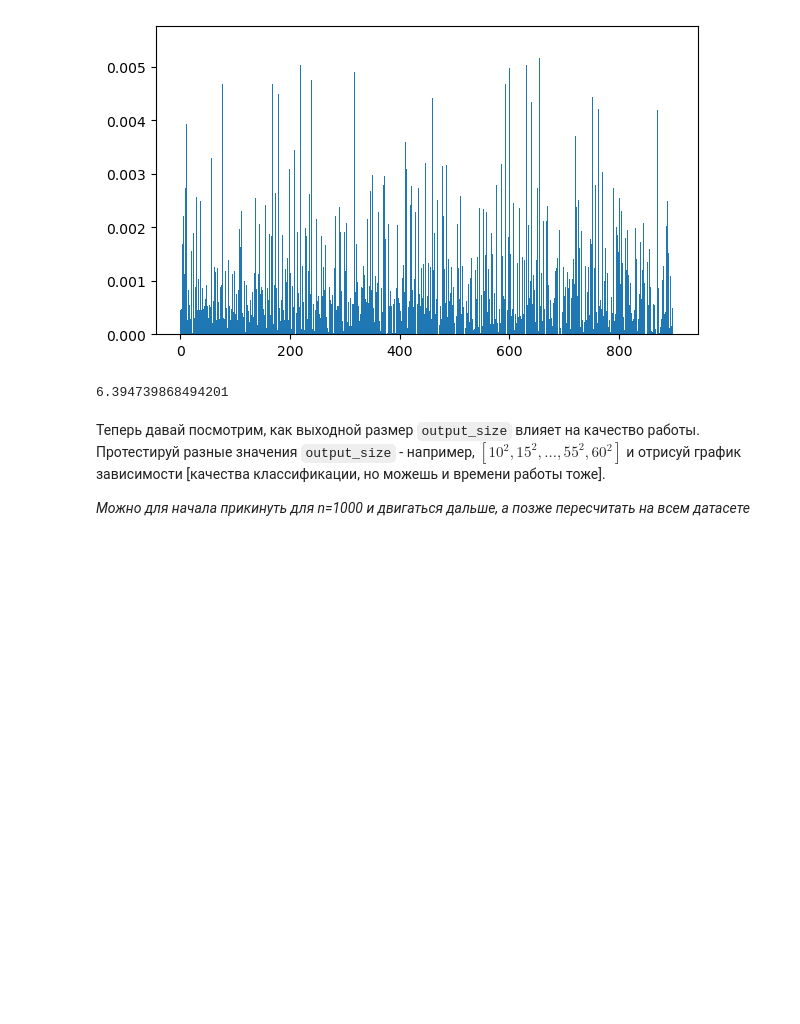
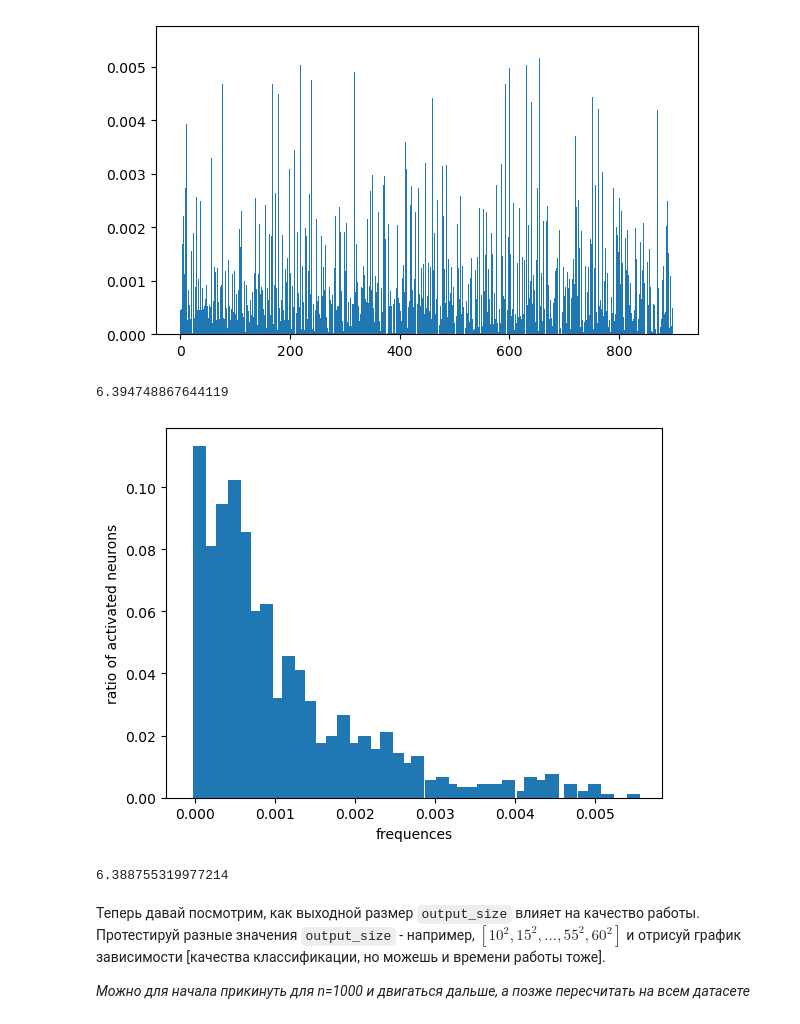
Before and after one commit to GurevichPE/cds_internship_tasks_sp, a Jupyter notebook: sp.ipynb, the cells around one changed output. Cells and saved outputs as stored; diff of their text form; code cells hidden in the pictures; blank space fills up the shorter version.

Commit message:
boosting added, tests performed, entropy and hists compared

```diff
--- a/sp.ipynb
+++ b/sp.ipynb
@@ -394,12 +423,56 @@ noboosting_data = plt.hist(noboosting_stats, bins=sp.output_size, density=True);
 # %% [output]
 [figure]
 # %%
-probas = noboosting_data[0]
-eps = 1e-8
-entropy = -1 * np.sum(probas * np.log(probas + eps))
-entropy
+p = noboosting_data[0]
+H = -1 * np.sum(p * np.log(p))
+H
 # %% [output]
-6.394739868494201
+6.394748867644119
+# %%
+frequences = []
+for i in tqdm(range(900)):
+    count = np.sum(np.array(noboosting_stats) == i)
+    frequences.append(count / len(noboosting_stats))
+# %%
+def my_hist(x, bins, as_ratio=False):
+    x = np.array(x)
+    mn = min(x)
+    mx = max(x)
+    step = (mx - mn) / bins
+
+    current = mn
+    mean_freqs = []
+    counts = []
+
+    for i in range(bins):
+        mask = (x >= current) * (x < (current + step))
+        count = mask.sum()
+        if count == 0:
+            mean_freq = 0
+        else:
+            mean_freq = x[mask].mean()
+        counts.append(count)
+        mean_freqs.append(mean_freq)
+        current += step
+
+    counts = np.array(counts)
+    if as_ratio:
+        return mean_freqs, counts / counts.sum(), step
+    return mean_freqs, counts, step
+# %%
+mean_freqs, ratios, step = my_hist(frequences, bins=40, as_ratio=True)
+
+plt.bar(mean_freqs, ratios, width=step*1.2)
+plt.xlabel("frequences")
+plt.ylabel('ratio of activated neurons');
+# %% [output]
+[figure, added]
+# %%
+p = np.array(frequences)
+H = -1 * np.sum(p * np.log(p))
+H
+# %% [output]
+6.388755319977214
 # %% [markdown]
 Теперь давай посмотрим, как выходной размер `output_size` влияет на качество работы. Протестируй разные значения `output_size` - например, $[10^2, 15^2,..., 55^2, 60^2]$ и отрисуй график зависимости [качества классификации, но можешь и времени работы тоже].
 
```
Also changed, not shown: parts of 26 cells of this notebook.
